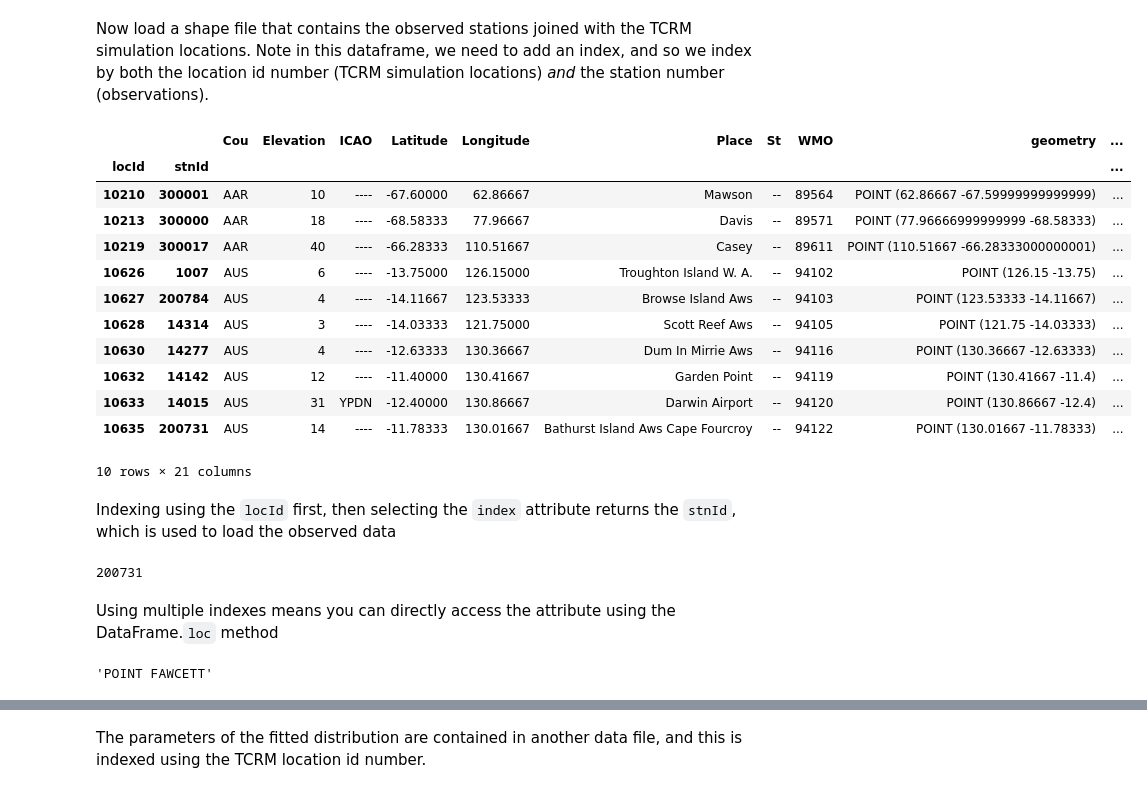
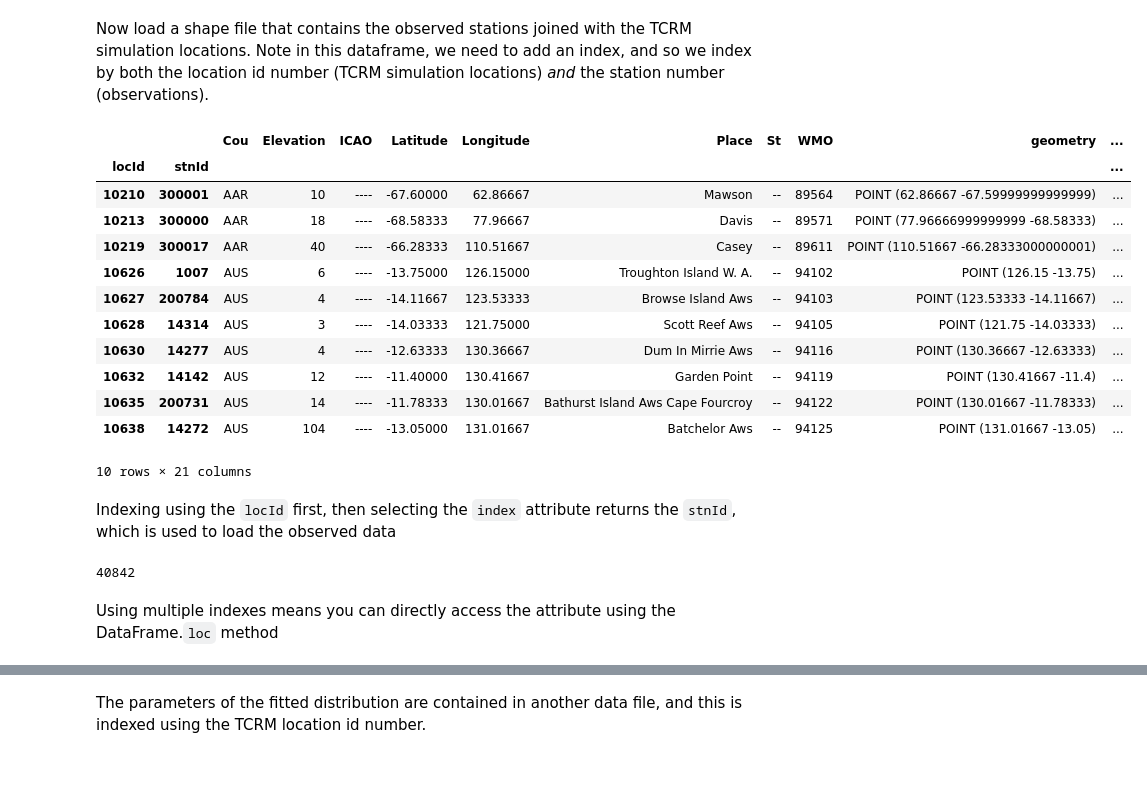
Before and after one commit to GeoscienceAustralia/tcrm, a Jupyter notebook: Comparison of observed and simulated ARI wind speeds.ipynb, the cells around one changed output, grey strips where cells are left out. Cells and saved outputs as stored; diff of their text form; code cells hidden in the pictures.

```diff
--- a/Comparison of observed and simulated ARI wind speeds.ipynb
+++ b/Comparison of observed and simulated ARI wind speeds.ipynb
@@ -87,32 +87,28 @@ Now load a shape file that contains the observed stations joined with the TCRM s
 # %%
 locationFilePath = "C:/WorkSpace/data/derived/tcobs/merged.shp"
 locdf = gpd.read_file(locationFilePath)
 locdf = locdf.set_index(["locId", 'stnId'])
-locationNameList = list(locdf['stnName'])
+locationNameList = list(locdf['Place'])
 locdf.head(10)
 # %% [output]
 |  |  | Cou | Elevation | ICAO | Latitude | Longitude | Place | St | WMO | geometry | ... |
 | locId | stnId |  |  |  |  |  |  |  |  |  | ... |
 | 10210 | 300001 | AAR | 10 | ---- | -67.60000 | 62.86667 | Mawson | -- | 89564 | POINT (62.86667 -67.59999999999999) | ... |
 | 10213 | 300000 | AAR | 18 | ---- | -68.58333 | 77.96667 | Davis | -- | 89571 | POINT (77.96666999999999 -68.58333) | ... |
 | 10219 | 300017 | AAR | 40 | ---- | -66.28333 | 110.51667 | Casey | -- | 89611 | POINT (110.51667 -66.28333000000001) | ... |
 | 10626 | 1007 | AUS | 6 | ---- | -13.75000 | 126.15000 | Troughton Island W. A. | -- | 94102 | POINT (126.15 -13.75) | ... |
 | 10627 | 200784 | AUS | 4 | ---- | -14.11667 | 123.53333 | Browse Island Aws | -- | 94103 | POINT (123.53333 -14.11667) | ... |
 | 10628 | 14314 | AUS | 3 | ---- | -14.03333 | 121.75000 | Scott Reef Aws | -- | 94105 | POINT (121.75 -14.03333) | ... |
 | 10630 | 14277 | AUS | 4 | ---- | -12.63333 | 130.36667 | Dum In Mirrie Aws | -- | 94116 | POINT (130.36667 -12.63333) | ... |
 | 10632 | 14142 | AUS | 12 | ---- | -11.40000 | 130.41667 | Garden Point | -- | 94119 | POINT (130.41667 -11.4) | ... |
-| 10633 | 14015 | AUS | 31 | YPDN | -12.40000 | 130.86667 | Darwin Airport | -- | 94120 | POINT (130.86667 -12.4) | ... |
 | 10635 | 200731 | AUS | 14 | ---- | -11.78333 | 130.01667 | Bathurst Island Aws Cape Fourcroy | -- | 94122 | POINT (130.01667 -11.78333) | ... |
+| 10638 | 14272 | AUS | 104 | ---- | -13.05000 | 131.01667 | Batchelor Aws | -- | 94125 | POINT (131.01667 -13.05) | ... |
 10 rows × 21 columns
 # %% [markdown]
 Indexing using the `locId` first, then selecting the `index` attribute returns the `stnId`, which is used to load the observed data
 # %%
-locdf.loc[10635].index[0]
+locdf.loc[10856].index[0]
 # %% [output]
-200731
+40842
 # %% [markdown]
 Using multiple indexes means you can directly access the attribute using the DataFrame.`loc` method
-# %%
-locdf.loc[10635, 200731]['stnName']
-# %% [output]
-'POINT FAWCETT'
```
Also changed, not shown: parts of 4 cells of this notebook, 2 other files.
